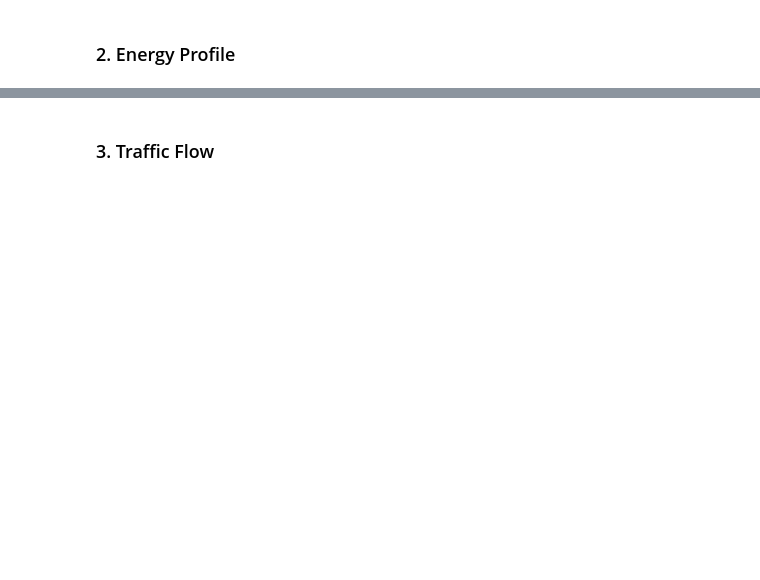
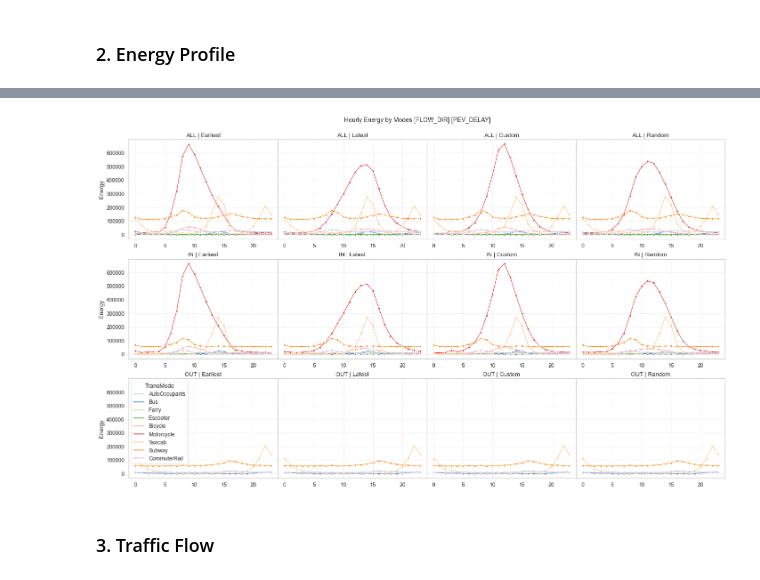
Before and after one commit to BNewborn/mobility-electrification, a Jupyter notebook: 04_ElectricalInfrastructureModel/ElectricalModel_Steps.ipynb, the cells around one changed output, grey strips where cells are left out. Cells and saved outputs as stored; diff of their text form; code cells hidden in the pictures; blank space fills up the shorter version.

```diff
--- a/04_ElectricalInfrastructureModel/ElectricalModel_Steps.ipynb
+++ b/04_ElectricalInfrastructureModel/ElectricalModel_Steps.ipynb
@@ -280,3 +308,24 @@ Text(0.5, 1.0, "Energy Profile of Manttan Workers' Commuting Activities")
+# %%
+all_dir = df_agg.groupby(by=["Charge_Hour","TransMode","PEV_DELAY"]).agg({"Energy":"sum"}).reset_index()
+all_dir['FLOW_DIR'] = 'ALL'
+df_agg = pd.concat([df_agg, all_dir]).reset_index(drop=True)
+
+fig, ax = plt.subplots(nrows=3, ncols=4, figsize=(24,14),sharey=True)
+plt.suptitle('Hourly Energy by Modes [FLOW_DIR] [PEV_DELAY]',x=0.5,y=0.93,fontsize=14)
+plt.subplots_adjust(left=None,bottom=None,right=None,top=None,wspace=0,hspace=0.2)
+dir_list = ['ALL','IN','OUT']
+delay_list = ['Earliest','Latest','Custom','Random']
+for i in range(3):
+    for j in range(4):
+        ax[i,j].grid(ls='--',alpha=0.3)
+        sns.lineplot(data=df_agg[(df_agg['FLOW_DIR']==dir_list[i])&(df_agg['PEV_DELAY']==delay_list[j])],x='Charge_Hour',y='Energy',hue='TransMode',
+                     linewidth=1,marker='o',markersize=4,ax=ax[i,j])
+        if i != 2 or j!= 0:
+            ax[i,j].legend([],[], frameon=False)
+        ax[i,j].set_title(dir_list[i]+' | '+delay_list[j])
+        ax[i,j].set(xlabel=None)
+# %% [output]
+[figure, added]
 # %% [markdown]
 ### 3. Traffic Flow
 # %%
```
Also changed, not shown: parts of 18 cells of this notebook, 1 other file.
